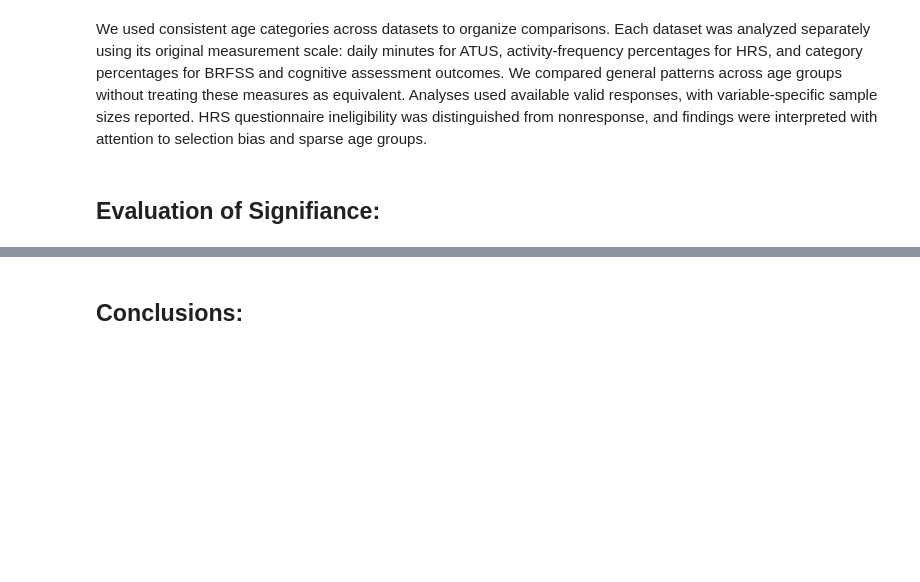
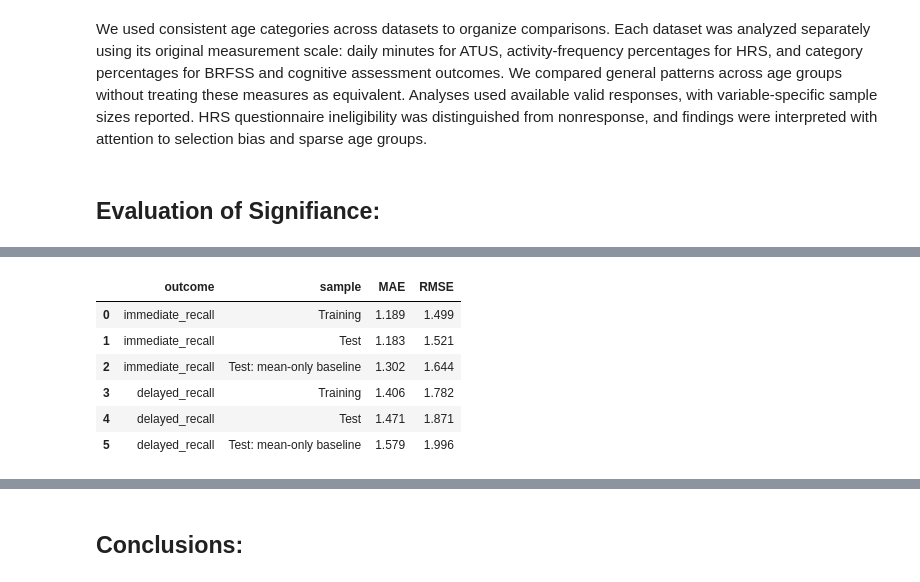
Before and after one commit to rem388/DataSciProject, a Jupyter notebook: Phase3.ipynb, the cells around one changed output, grey strips where cells are left out. Saved outputs shown, nothing was run; the diff lists cells and outputs as text; code cells hidden in the pictures; blank space fills up the shorter version.

```diff
--- a/Phase3.ipynb
+++ b/Phase3.ipynb
@@ -422,0 +481,92 @@ We used consistent age categories across datasets to organize comparisons. Each
+# %%
+models = {}
+training_samples = {}
+coefficient_tables = []
+evaluation_rows = []
+
+for outcome in ["immediate_recall", "delayed_recall"]:
+
+    # Only require complete responses for this model's variables.
+    model_data = (
+        regression_data[predictors + [outcome]]
+        .apply(pd.to_numeric, errors="coerce")
+        .replace([np.inf, -np.inf], np.nan)
+        .dropna()
+    )
+
+    X = model_data[predictors]
+    y = model_data[outcome]
+
+    X_train, X_test, y_train, y_test = train_test_split(
+        X,
+        y,
+        test_size=0.30,
+        random_state=42
+    )
+
+    # Statsmodels needs an explicit intercept.
+    X_train = sm.add_constant(X_train, has_constant="add")
+    X_test = sm.add_constant(X_test, has_constant="add")
+
+    model = sm.OLS(y_train, X_train).fit()
+
+    models[outcome] = model
+    training_samples[outcome] = model_data.loc[X_train.index]
+
+    print(f"\nOutcome: {outcome}")
+    print(f"Eligible respondents: {len(regression_data):,}")
+    print(f"Valid records: {len(model_data):,}")
+    print(f"Training records: {len(X_train):,}")
+    print(f"Test records: {len(X_test):,}")
+    print(model.summary())
+
+    # Predict using the same fitted model for both sets.
+    train_predictions = model.predict(X_train)
+    test_predictions = model.predict(X_test)
+
+    for sample, actual, predicted in [
+        ("Training", y_train, train_predictions),
+        ("Test", y_test, test_predictions)
+    ]:
+        evaluation_rows.append({
+            "outcome": outcome,
+            "sample": sample,
+            "MAE": mean_absolute_error(actual, predicted),
+            "RMSE": np.sqrt(
+                mean_squared_error(actual, predicted)
+            )
+        })
+
+    # Baseline: predict the training mean for every test respondent.
+    baseline_predictions = np.repeat(
+        y_train.mean(), len(y_test)
+    )
+
+    evaluation_rows.append({
+        "outcome": outcome,
+        "sample": "Test: mean-only baseline",
+        "MAE": mean_absolute_error(y_test, baseline_predictions),
+        "RMSE": np.sqrt(
+            mean_squared_error(y_test, baseline_predictions)
+        )
+    })
+
+    confidence_intervals = model.conf_int()
+
+    coefficient_tables.append(pd.DataFrame({
+        "outcome": outcome,
+        "predictor": model.params.index,
+        "coefficient": model.params.values,
+        "ci_lower": confidence_intervals.iloc[:, 0].values,
+        "ci_upper": confidence_intervals.iloc[:, 1].values,
+        "p_value": model.pvalues.values
+    }))
+
+evaluation_results = pd.DataFrame(evaluation_rows)
+regression_results = pd.concat(
+    coefficient_tables, ignore_index=True
+)
+
+display(evaluation_results.round(3))
+display(regression_results.round(4))
+# %% [output]
@@ -422,0 +590,7 @@ We used consistent age categories across datasets to organize comparisons. Each
+|  | outcome | sample | MAE | RMSE |
+| 0 | immediate_recall | Training | 1.189 | 1.499 |
+| 1 | immediate_recall | Test | 1.183 | 1.521 |
+| 2 | immediate_recall | Test: mean-only baseline | 1.302 | 1.644 |
+| 3 | delayed_recall | Training | 1.406 | 1.782 |
+| 4 | delayed_recall | Test | 1.471 | 1.871 |
+| 5 | delayed_recall | Test: mean-only baseline | 1.579 | 1.996 |
```
Also changed, not shown: parts of 8 cells of this notebook, 4 other files.
